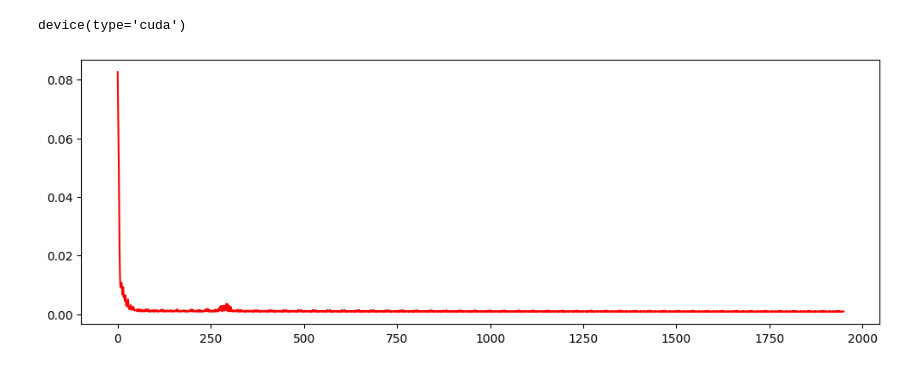
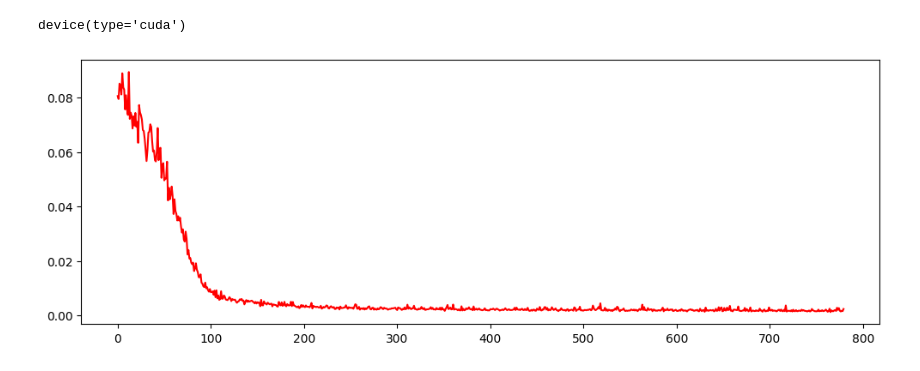
Before and after one commit to StevenBaby/tsa, a Jupyter notebook: playground/005 lstm.ipynb, the cells around one changed output. Saved outputs shown, nothing was run; the diff lists cells and outputs as text; code cells hidden in the pictures.

Commit message:
update lstm

```diff
--- a/playground/005 lstm.ipynb
+++ b/playground/005 lstm.ipynb
@@ -45,9 +12,30 @@ with tqdm(total=epoch * batch) as bar:
+# %%
+lags = 12
+batch_size = 256
+epoch = 20
+
+model = utils.LSTM()
+criterion = nn.MSELoss()
+optimizer = torch.optim.Adam(model.parameters())
+
+losses = utils.fit(
+    model=model,
+    dataset=utils.SineDataset(lags),
+    criterion=criterion,
+    optimizer=optimizer,
+    epoch=epoch,
+    batch_size=batch_size,
+    device=device,
+    shuffle=True,
+    progress=True,
+    step_callback=None,
+)
 # %%
 fig = plt.figure(figsize=(12, 4))
 ax = fig.subplots()
-ax.plot(progress, 'r')
+ax.plot(losses, 'r')
 plt.show()
 plt.close()
 # %% [output]
-[figure, old version]
+[figure, new version]
 # %%
```
Also changed, not shown: parts of 7 cells of this notebook, 1 other file.
